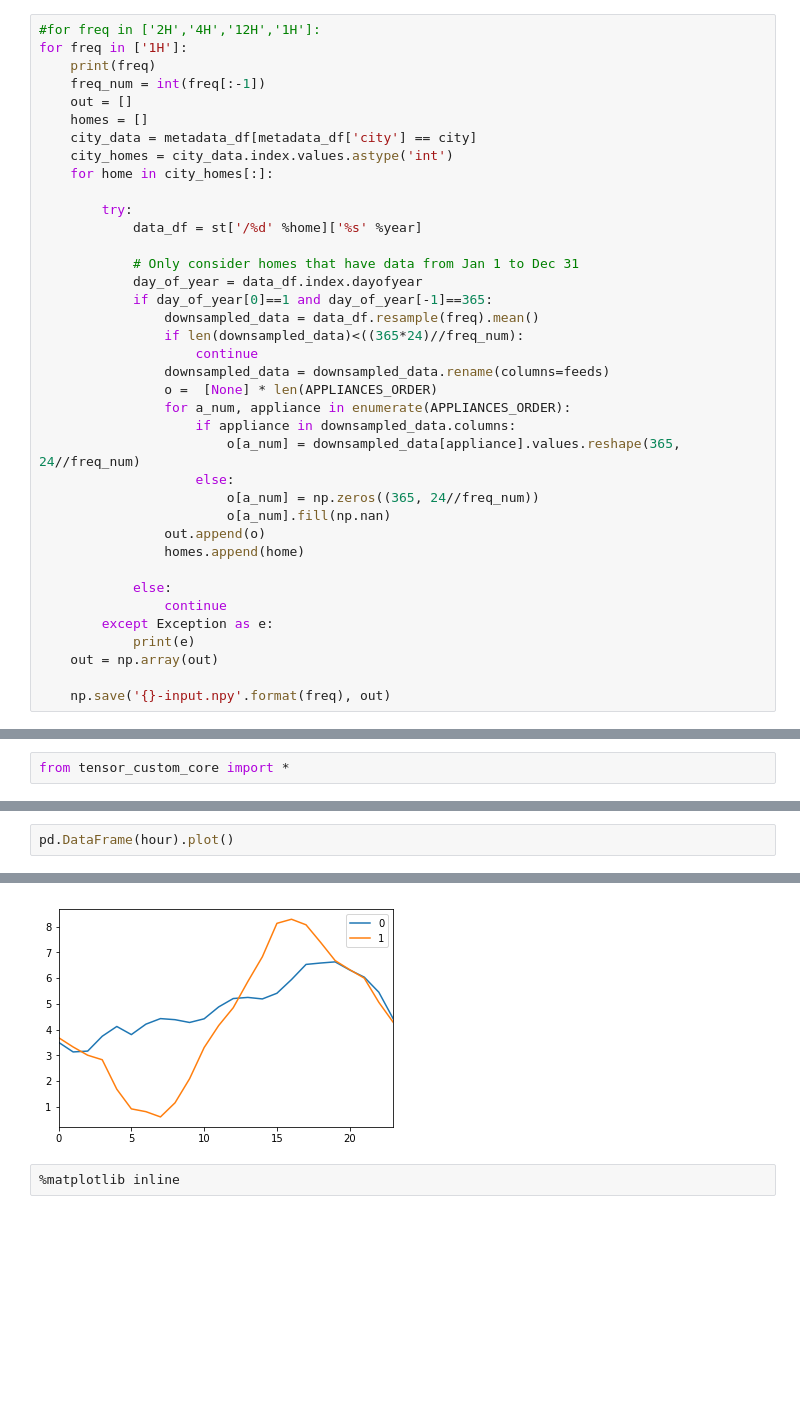
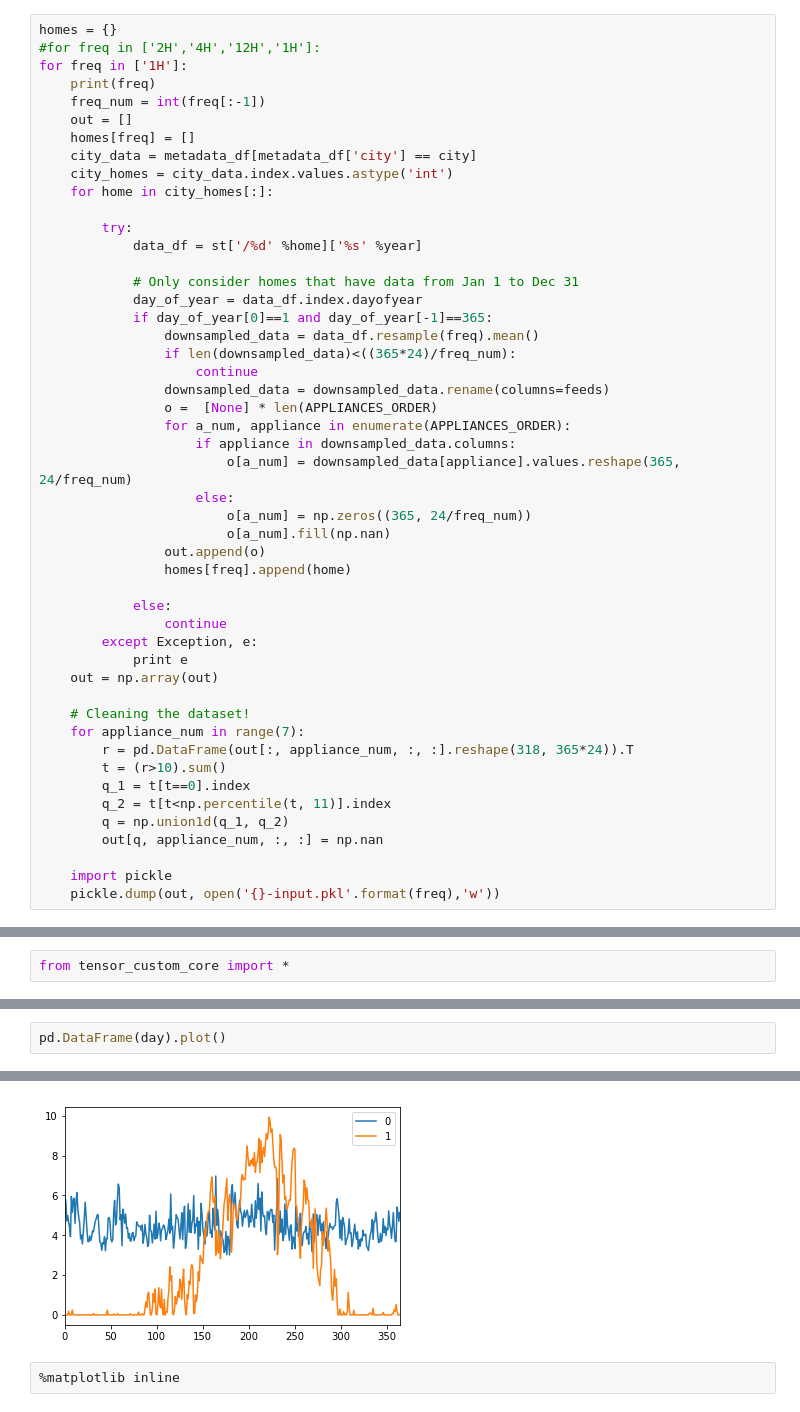
Before and after one commit to nipunbatra/freq-nilm, a Jupyter notebook: notebooks/create-datasets.ipynb, the cells around one changed output, grey strips where cells are left out. Saved outputs shown, nothing was run; the diff lists cells and outputs as text; blank space fills up the shorter version.

```diff
--- a/notebooks/create-datasets.ipynb
+++ b/notebooks/create-datasets.ipynb
@@ -46,12 +38,13 @@ d.head(100).plot()
 # %%
 APPLIANCES_ORDER = ['aggregate', 'hvac', 'fridge', 'mw', 'dw', 'wm', 'oven']
 # %%
+homes = {}
 #for freq in ['2H','4H','12H','1H']:
 for freq in ['1H']:
     print(freq)
     freq_num = int(freq[:-1])
     out = []
-    homes = []
+    homes[freq] = []
     city_data = metadata_df[metadata_df['city'] == city]
     city_homes = city_data.index.values.astype('int')
     for home in city_homes[:]:
@@ -63,26 +56,36 @@ for freq in ['1H']:
             day_of_year = data_df.index.dayofyear
             if day_of_year[0]==1 and day_of_year[-1]==365:
                 downsampled_data = data_df.resample(freq).mean()
-                if len(downsampled_data)<((365*24)//freq_num):
+                if len(downsampled_data)<((365*24)/freq_num):
                     continue
                 downsampled_data = downsampled_data.rename(columns=feeds)
                 o =  [None] * len(APPLIANCES_ORDER)
                 for a_num, appliance in enumerate(APPLIANCES_ORDER):
                     if appliance in downsampled_data.columns:
-                        o[a_num] = downsampled_data[appliance].values.reshape(365, 24//freq_num)
+                        o[a_num] = downsampled_data[appliance].values.reshape(365, 24/freq_num)
                     else:
-                        o[a_num] = np.zeros((365, 24//freq_num))
+                        o[a_num] = np.zeros((365, 24/freq_num))
                         o[a_num].fill(np.nan)
                 out.append(o)
-                homes.append(home)
+                homes[freq].append(home)
 
             else:
                 continue
-        except Exception as e:
-            print(e)
+        except Exception, e:
+            print e
     out = np.array(out)
 
-    np.save('{}-input.npy'.format(freq), out)
+    # Cleaning the dataset!
+    for appliance_num in range(7):
+        r = pd.DataFrame(out[:, appliance_num, :, :].reshape(318, 365*24)).T
+        t = (r>10).sum()
+        q_1 = t[t==0].index
+        q_2 = t[t<np.percentile(t, 11)].index
+        q = np.union1d(q_1, q_2)
+        out[q, appliance_num, :, :] = np.nan
+
+    import pickle
+    pickle.dump(out, open('{}-input.pkl'.format(freq),'w'))
 # %% [output]
 1H
 'No object named /2836 in the file'
@@ -116,8 +158,8 @@ home, appliance, day, hour = stf_4dim(out[:10, :, :, :], 2)
 # %%
-pd.DataFrame(hour).plot()
+pd.DataFrame(day).plot()
 # %% [output]
 <matplotlib.axes._subplots.AxesSubplot at 0x...>
-[figure, old version]
+[figure, new version]
 # %%
 %matplotlib inline
 # %%
```
Also changed, not shown: parts of 14 cells of this notebook, 12 other files.
